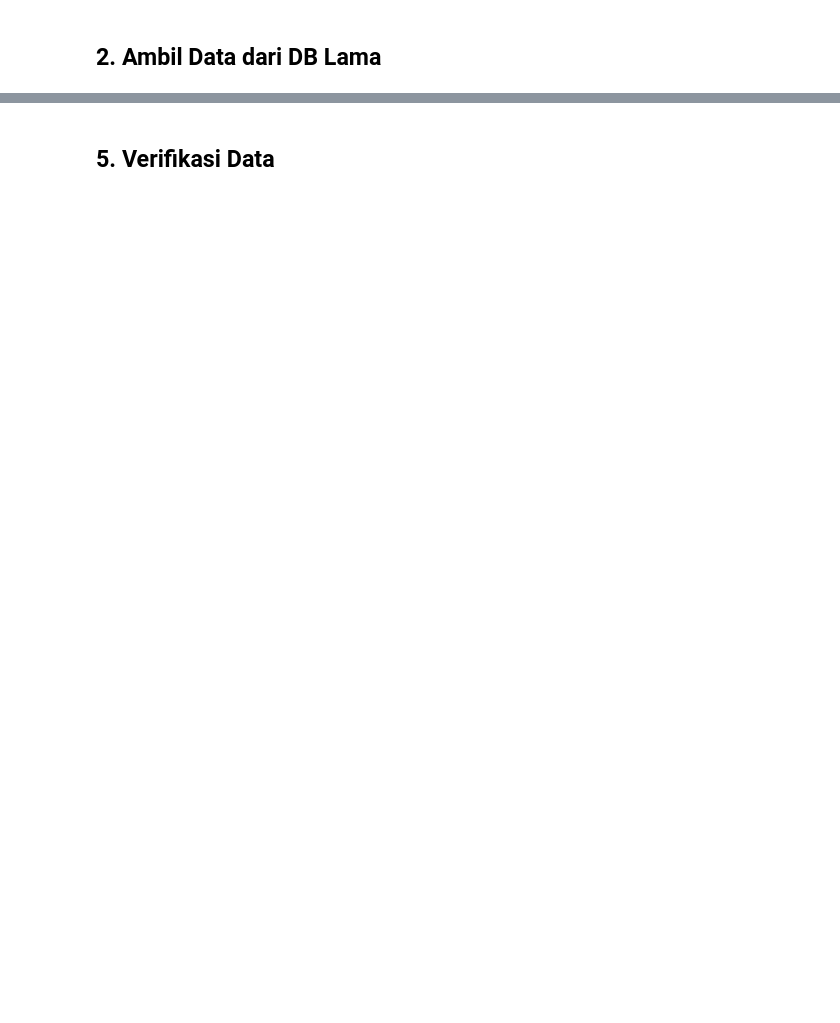
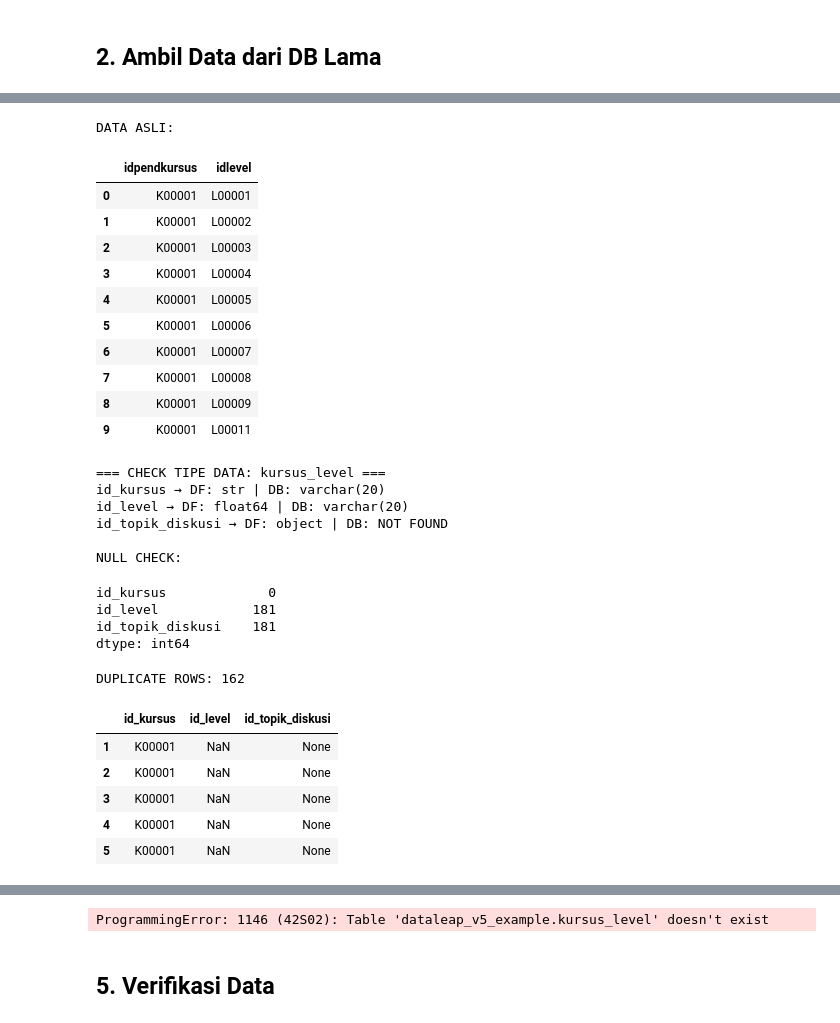
Before and after one commit to umamhaniff/DB_Migration_Leap, a Jupyter notebook: fase_1/script_afrida.ipynb, the cells around one changed output, grey strips where cells are left out. Saved outputs shown, nothing was run; the diff lists cells and outputs as text; code cells hidden in the pictures; blank space fills up the shorter version.

```diff
--- a/fase_1/script_afrida.ipynb
+++ b/fase_1/script_afrida.ipynb
@@ -68,0 +506,79 @@ except Exception as e:
+# %%
+def migrate_kursus_level():
+    print("\n=== MIGRATING KURSUS LEVEL ===")
+
+    # 1. EXTRACT
+df_old = fetch_df("""
+        SELECT idpendkursus, idlevel
+        FROM level
+    """)
+
+preview_df(df_old, "DATA ASLI")
+
+# 2. TRANSFORM (mapping kolom)
+df = df_old.rename(columns={
+        'idpendkursus': 'id_kursus',
+        'idlevel': 'id_level'
+    })
+
+# opsional: kosongin biar jelas tidak dipakai
+df['id_topik_diskusi'] = None
+
+# 3. CLEANING
+
+df['id_kursus'] = df['id_kursus'].astype(str)
+df['id_level'] = pd.to_numeric(df['id_level'], errors='coerce')
+
+## pastikan tipe
+check_dtype(df, "kursus_level")
+
+# 4. VALIDASI
+check_nulls(df)
+check_duplicates(df, ['id_kursus'])
+
+    # 4. REMOVE DUPLICATE (relasi sering dobel)
+df = df.drop_duplicates(subset=['id_kursus', 'id_level'])
+
+   # 5. NULL CHECK
+report_not_null_violations(df, "kursus_level")
+
+    # 6. VALIDASI FK (opsional tapi bagus)
+    # cek apakah id ada di tabel master
+df_kursus = fetch_df("SELECT id_kursus FROM kursus_level")
+df_level = fetch_df("SELECT id_level FROM level")
+
+df = df[df['id_kursus'].isin(df_kursus['id_kursus'])]
+df = df[df['id_level'].isin(df_level['id_level'])]
+
+    # 7. PREVIEW
+preview_df(df, "SETELAH TRANSFORM")
+# %% [output]
+DATA ASLI:
+|  | idpendkursus | idlevel |
+| 0 | K00001 | L00001 |
+| 1 | K00001 | L00002 |
+| 2 | K00001 | L00003 |
+| 3 | K00001 | L00004 |
+| 4 | K00001 | L00005 |
+| 5 | K00001 | L00006 |
+| 6 | K00001 | L00007 |
+| 7 | K00001 | L00008 |
+| 8 | K00001 | L00009 |
+| 9 | K00001 | L00011 |
+=== CHECK TIPE DATA: kursus_level ===
+id_kursus → DF: str | DB: varchar(20)
+id_level → DF: float64 | DB: varchar(20)
+id_topik_diskusi → DF: object | DB: NOT FOUND
+
+NULL CHECK:
+id_kursus             0
+id_level            181
+id_topik_diskusi    181
+dtype: int64
+DUPLICATE ROWS: 162
+|  | id_kursus | id_level | id_topik_diskusi |
+| 1 | K00001 | NaN | None |
+| 2 | K00001 | NaN | None |
+| 3 | K00001 | NaN | None |
+| 4 | K00001 | NaN | None |
+| 5 | K00001 | NaN | None |
@@ -68,0 +588 @@ except Exception as e:
+ProgrammingError: 1146 (42S02): Table 'dataleap_v5_example.kursus_level' doesn't exist
```
Also changed, not shown: parts of 26 cells of this notebook.
